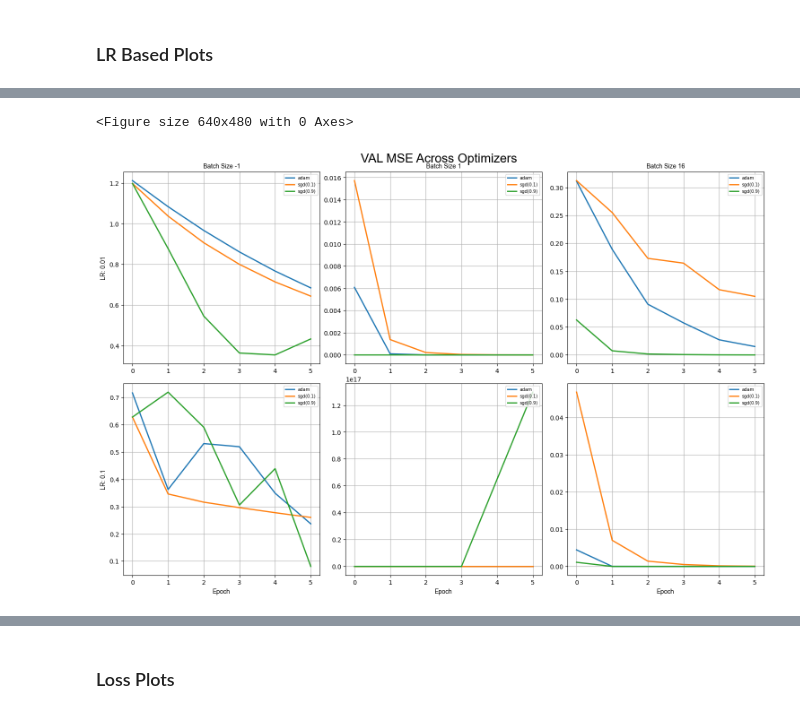
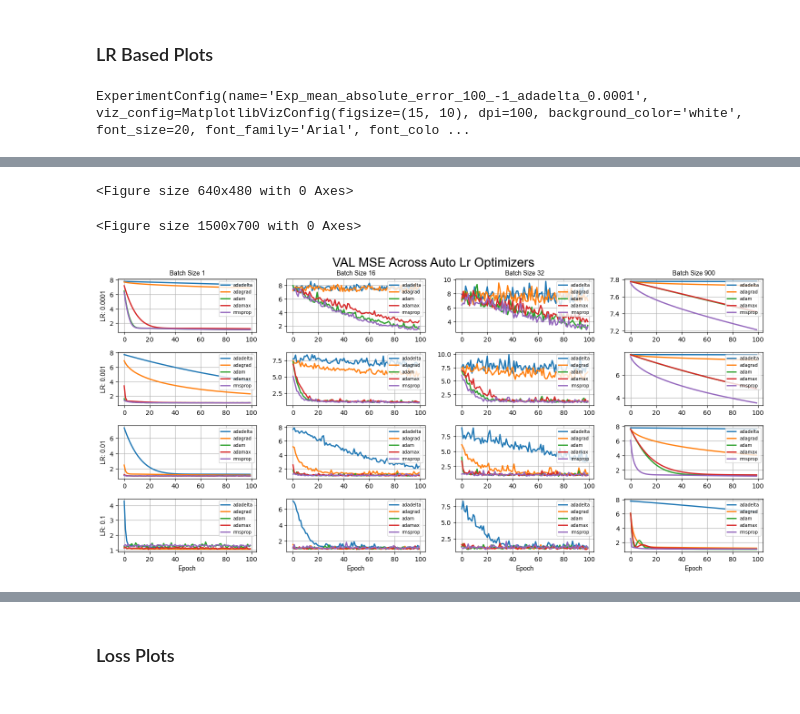
Before and after one commit to q-viper/gradients-based-methods-on-large-least-square, a Jupyter notebook: notebooks/experiment.ipynb, the cells around one changed output, grey strips where cells are left out. Drawn from its saved outputs; the diff is of its cells as text; code cells hidden in the pictures.

Commit message:
updated plots

```diff
--- a/notebooks/experiment.ipynb
+++ b/notebooks/experiment.ipynb
@@ -1358,0 +1385,2 @@ All experiments completed.
+# %%
+expt_handler.load_experiments('Exp_100_1000_5')
@@ -1368,15 +1436,14 @@ for plot in plots:
 viz.generate_plots()
 plt.show()
 
-viz = MatplotlibVisualizer(config=MatplotlibVizConfig(figsize=(15,10),title=f"Loss vs Batch vs Optimizers",
-                                 use_tex=False))
-viz.clear_plots()
-plots = expt_handler.make_loss_plots()
-for plot in plots:
-    viz.append_plot(plot)
-
-viz.generate_plots()
-plt.show()
+# viz = MatplotlibVisualizer(config=MatplotlibVizConfig(figsize=(15,10),title=f"Loss vs Batch vs Optimizers",
+#                                  use_tex=False))
+# viz.clear_plots()
+# plots = expt_handler.make_loss_plots()
+# for plot in plots:
+#     viz.append_plot(plot)
+# viz.generate_plots()
+# plt.show()
 
 selected_loss = LossType.MSE
 viz = MatplotlibVisualizer(config=MatplotlibVizConfig(figsize=(15,10),title=f"Gradients of Best/Worst Flow Across {selected_loss.name}",
@@ -1452,11 +1478,20 @@ Making figure with 2 rows and 3 columns.
 # %% [markdown]
 ### LR Based Plots
+# %%
+exp = expt_handler.experiments['Exp_mean_absolute_error_100_-1_adadelta_0.0001']
+exp.config
+# %% [output]
+ExperimentConfig(name='Exp_mean_absolute_error_100_-1_adadelta_0.0001', viz_config=MatplotlibVizConfig(figsize=(15, 10), dpi=100, background_color='white', font_size=20, font_family='Arial', font_colo ...
 # %%
-def make_lr_plots(self, loss:LossType = LossType.MSE)->List[Plot]:
+def make_lr_plots(self, loss:LossType = LossType.MSE, optimizers = [Optimizer.SGD, Optimizer.NESTEROV, Optimizer.MOMENTUM])->List[Plot]:
         keys = list(visible_colors.values())
         batch_sizes = set([expt.config.batch_size for expt in self.experiments.values()])
-        losses = set([expt.config.loss.value for expt in self.experiments.values() if expt.config.loss==loss])
+        losses = set([expt.config.loss.value for expt in self.experiments.values() if expt.config.loss.value==loss.value])
         opt_names = set([expt.config.optimizer.value for expt in self.experiments.values()])
+        if optimizers is not None:
+            opt_names = set([optimizer.value for optimizer in optimizers])
+        else:
+            opt_names = set([expt.config.optimizer.value for expt in self.experiments.values()])
         learning_rates = set([expt.config.learning_rate for expt in self.experiments.values()])
         momentums = set([expt.config.momentum for expt in self.experiments.values()])
 
@@ -1468,21 +1503,33 @@ def make_lr_plots(self, loss:LossType = LossType.MSE)->List[Plot]:
 
         print(losses, batch_sizes, opt_names, learning_rates, momentums)
 
+
         new_row = False
         new_col = False
         plots = []
         completed_expts = []
 
-
+        opt_color =  []
         for l, lr in enumerate(learning_rates):
             for b, bs in enumerate(batch_sizes):
                 cindex = 0
                 for o, opt_name in enumerate(opt_names):
                     for mi,m in enumerate(momentums):
-                        if mi>0 and opt_name != Optimizer.SGD.value:
-                            continue
+                        # if mi>0 and opt_name not in [Optimizer.MOMENTUM.value, Optimizer.NESTEROV.value]:
+                        #     continue
                         for expt_name, expt in self.experiments.items():
-                            if expt.config.batch_size == bs and expt.config.loss == loss and expt.config.optimizer.value == opt_name and expt.config.learning_rate == lr and expt.config.momentum == m and expt_name not in completed_expts:
+                            # if expt_name == 'Exp_mean_absolute_error_100_-1_adadelta_0.0001':
+                            #     print(expt.config.batch_size, expt.config.loss, expt.config.optimizer,
+                            #            expt.config.learning_rate, expt.config.momentum)
+                            #     print(bs, loss, opt_name, lr, m, expt.config.batch_size == bs,
+                            #           expt.config.loss == loss, expt.config.optimizer.value == opt_name,
+                            #           expt.config.learning_rate == lr, expt.config.momentum == m, expt_name not in completed_expts)
+
+                            if (expt.config.batch_size == bs and expt.config.loss.value == loss.value and
+                            expt.config.optimizer.value == opt_name and expt.config.learning_rate == lr and
+                            expt.config.momentum == m and expt_name not in completed_expts):
+                                if (opt_name, m) not in opt_color:
+                                    opt_color.append((opt_name, m))
 
                                 print(f"Adding {expt_name} to plots.")
 
@@ -1519,8 +1566,12 @@ def make_lr_plots(self, loss:LossType = LossType.MSE)->List[Plot]:
                                     new_row=False
 
                                 # row.append(Plot(X=np.arange(len(train_metric)), y=train_metric, plot_type=PlotType.LINE, plot_order=order, title=f'Train {loss}',legend=f"{opt_name}", color=keys[i]))
-                                legend = f"{opt_name}" if opt_name != Optimizer.SGD.value else f"{opt_name}({m})"
-                                plots.append(Plot(X=np.arange(len(val_metric)), title_size=10, y=val_metric, plot_type=PlotType.LINE, plot_order=order, ylabel=ylabel, xlabel=xlabel, title=title,legend=legend, color=keys[o+mi]))
+                                legend = f"{opt_name}" if opt_name not in [Optimizer.MOMENTUM.value, Optimizer.NESTEROV.value] else f"{opt_name}({m})"
+
+
+                                plots.append(Plot(X=np.arange(len(val_metric)), title_size=10, y=val_metric, plot_type=PlotType.LINE,
+                                                  plot_order=order, ylabel=ylabel, xlabel=xlabel, title=title,legend=legend,
+                                                  color=keys[opt_color.index((opt_name, m))]))
                                 # i+=1
                                 completed_expts.append(expt_name)
 
@@ -1531,12 +1582,22 @@ def make_lr_plots(self, loss:LossType = LossType.MSE)->List[Plot]:
 
 
 expt_handler.make_lr_plots=make_lr_plots.__get__(expt_handler, ExperimentHandler)
-viz = MatplotlibVisualizer(config=MatplotlibVizConfig(figsize=(15,10),title="VAL MSE Across Optimizers",
+viz = MatplotlibVisualizer(config=MatplotlibVizConfig(figsize=(15,7),title="VAL MSE Across Optimizers",
                                  use_tex=False))
 viz.clear_plots()
-plots = expt_handler.make_lr_plots()
+plots = expt_handler.make_lr_plots(loss=LossType.MSE)
 for plot in plots:
     viz.append_plot(plot)
 
-viz.generate_plots()
+viz.generate_plots('const_lr_optimizers.pdf', 'pdf')
+
+expt_handler.make_lr_plots=make_lr_plots.__get__(expt_handler, ExperimentHandler)
+viz = MatplotlibVisualizer(config=MatplotlibVizConfig(figsize=(15,7),title="VAL MSE Across Auto Lr Optimizers",
+                                 use_tex=False))
+viz.clear_plots()
+plots = expt_handler.make_lr_plots(loss=LossType.MSE, optimizers=[Optimizer.ADAM, Optimizer.RMSPROP, Optimizer.ADAGRAD, Optimizer.ADADELTA, Optimizer.ADAMAX])
+for plot in plots:
+    viz.append_plot(plot)
+
+viz.generate_plots('var_lr_optimizers.pdf', 'pdf')
 # %% [output]
@@ -1569,2 +1630,3 @@ Making figure with 2 rows and 3 columns.
 <Figure size 640x480 with 0 Axes>
+<Figure size 1500x700 with 0 Axes>
-[figure, old version]
+[figure, new version]
```
Also changed, not shown: parts of 22 cells of this notebook, 5 other files.
